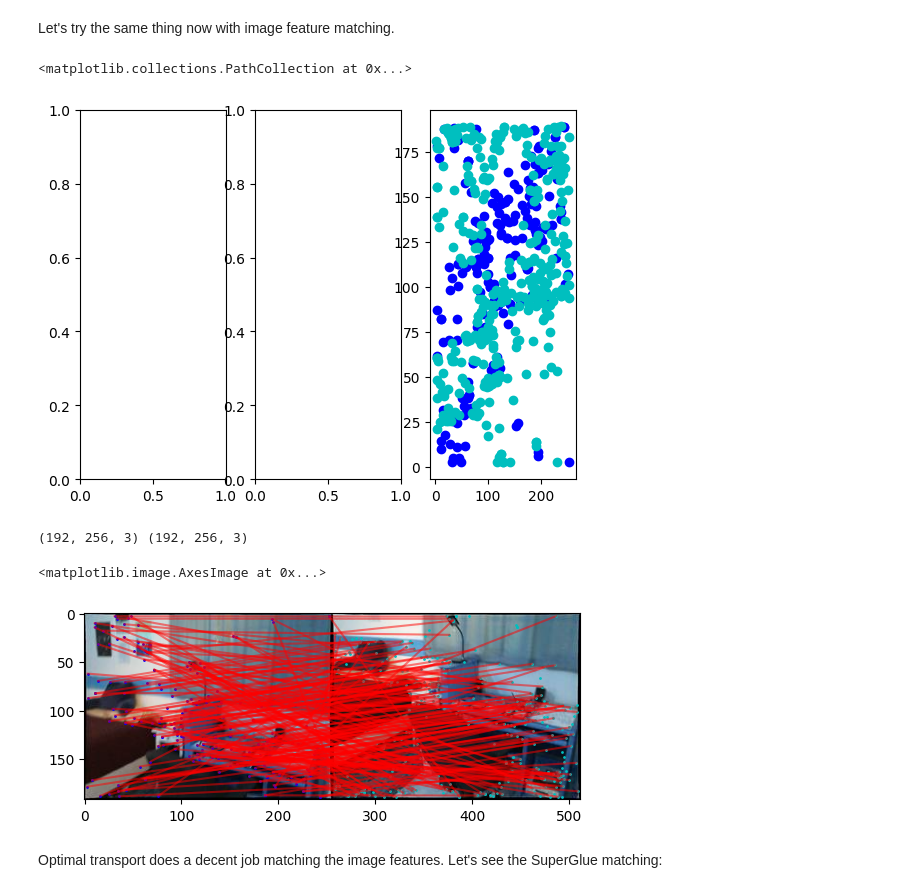
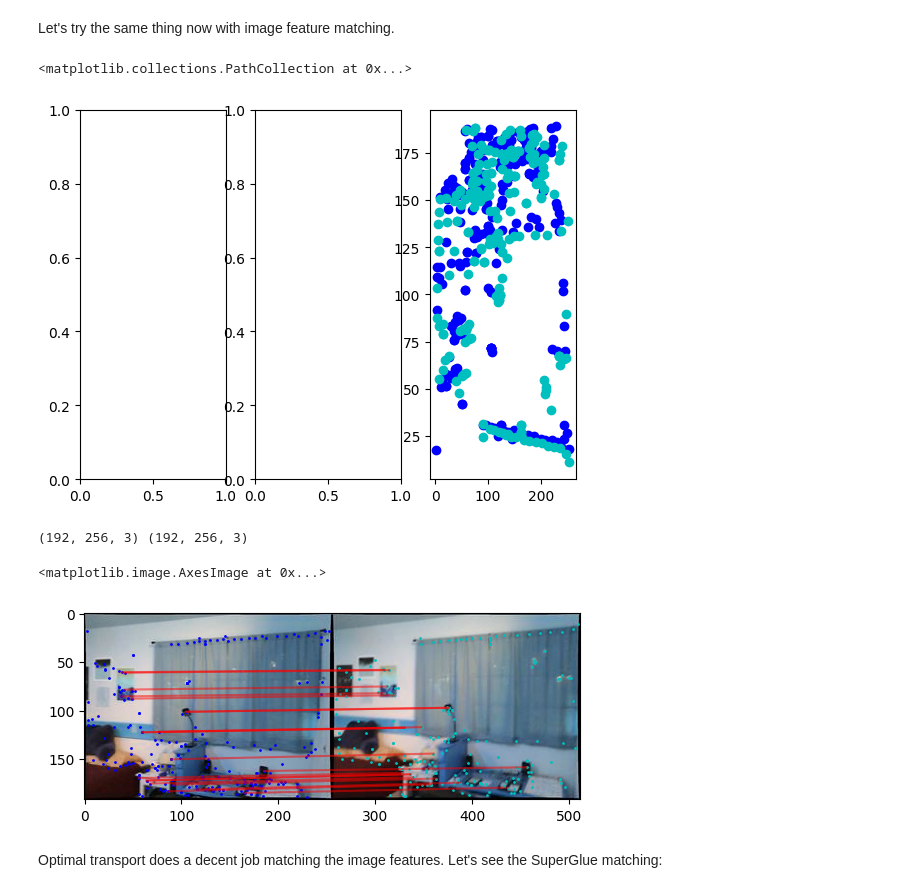
Before and after one commit to brandonwagstaff/lidar_feature_matching, a Jupyter notebook: optimal_transport/keypoint_matching_with_dustbins.ipynb, the cells around one changed output. Saved outputs shown, nothing was run; the diff lists cells and outputs as text; code cells hidden in the pictures.

Commit message:
Fix plotting

```diff
--- a/optimal_transport/keypoint_matching_with_dustbins.ipynb
+++ b/optimal_transport/keypoint_matching_with_dustbins.ipynb
@@ -167,7 +174,7 @@ See the SuperGlue paper for info on the dustbin implementation.
 
 ## Add dustbins
 
-unmatched_cost = 2.5
+unmatched_cost = 0.5
 
 # Add a column and row to M
 M_dustbin = np.vstack((M, unmatched_cost*np.ones((1, M.shape[1]))))
@@ -179,7 +186,7 @@ M_dustbin = np.hstack((M_dustbin, unmatched_cost*np.ones((M_dustbin.shape[0],1))
 r_dustbin = np.hstack((r,1))
 c_dustbin = np.hstack((c,1))
 
-P, d = compute_optimal_transport(M_dustbin, r_dustbin, c_dustbin, lam=30, epsilon=1e-5)
+P, d = compute_optimal_transport(M_dustbin, r_dustbin, c_dustbin, lam=200, epsilon=1e-5)
 
 unmatched_n = 0
 for i in range(0, P.shape[0]-1):
@@ -276,30 +283,21 @@ Let's compare this to the SuperGlue algorithm in PyTorch.
 import torch
 
 def arange_like(x, dim: int):
-    return x.new_ones(x.shape[dim]).cumsum(0) - 1  # traceable in 1.1
+    return x.new_ones(x.shape[dim]).cumsum(0) - 1
 
 # scores is P, in a batch.
 scores = torch.from_numpy(P).unsqueeze(0)
-print(scores)
 match_threshold = 0.0
 
-# Get the matches with score above "match_threshold".
-max0, max1 = scores[:, :-1, :-1].max(2), scores[:, :-1, :-1].max(1) # max0 are column max, and max1 are row max, and contain the values (max.values) and indices (max.indices)
-
-indices0, indices1 = max0.indices, max1.indices # indices0 and 1 are the locations (row and column) of the max score
-
+max0, max1 = scores[:, :-1, :-1].max(2), scores[:, :-1, :-1].max(1)
+indices0, indices1 = max0.indices, max1.indices
 mutual0 = arange_like(indices0, 1)[None] == indices1.gather(1, indices0)
 mutual1 = arange_like(indices1, 1)[None] == indices0.gather(1, indices1)
-
 zero = scores.new_tensor(0)
 mscores0 = torch.where(mutual0, max0.values, zero)
 mscores1 = torch.where(mutual1, mscores0.gather(1, indices1), zero)
-
-# valid0 and valid1 are booleans. Valid are where True, and the score exceeds the threshold
 valid0 = mutual0 & (mscores0 > match_threshold)
 valid1 = mutual1 & valid0.gather(1, indices1)
-
-# where valid, store the indices, otherwise replace invalid indices with -1
 indices0 = torch.where(valid0, indices0, indices0.new_tensor(-1))
 indices1 = torch.where(valid1, indices1, indices1.new_tensor(-1))
 
@@ -308,16 +306,19 @@ fig, ax = plt.subplots(ncols=1)
 ax.scatter(X1[:,0], X1[:,1], color='b')
 ax.scatter(X2[:,0], X2[:,1], color='c')
 
-for (j,i) in zip(indices0[0], indices1[0]):
-    if i != -1 and j != -1:
-      ax.plot([X1[i,0], X2[j,0]], [X1[i,1], X2[j,1]], color='r')
+for idx in range(0, indices0.shape[1]):
+  if indices0[0,idx] != -1:
 
-for count in range(0,n):
-  ax.annotate(count, (X1[count,0], X1[count,1]))
-for count in range(0,m):
-  ax.annotate(count, (X2[count,0], X2[count,1]))
+    p0 = X1[idx]
+    p1 = X2[indices0[0,idx]]
+    ax.plot([p0[0], p1[0]], [p0[1], p1[1]], color='r', alpha=0.5)
 
-ax.set_title('SuperGlue Matches')
+# for count in range(0,n):
+#   ax.annotate(count, (X1[count,0], X1[count,1]))
+# for count in range(0,m):
+#   ax.annotate(count, (X2[count,0], X2[count,1]))
+
+ax.set_title('SuperGlue Matches (blue to teal)')
 
 plt.show()
 # %% [output]
@@ -342,7 +331,7 @@ Let's try the same thing now with image feature matching.
 import cv2
 
 # Loading the image
-img1 = cv2.imread('img1.jpg')
+img1 = cv2.imread('frame-000456.color.jpg')
 
  # Converting image to grayscale
 gray1= cv2.cvtColor(img1,cv2.COLOR_BGR2GRAY)
@@ -352,7 +341,7 @@ sift = cv2.SIFT_create()
 kp1, des1 = sift.detectAndCompute(gray1, None)
 
 # Loading the image
-img2 = cv2.imread('img2.jpg')
+img2 = cv2.imread('frame-000462.color.jpg')
 
  # Converting image to grayscale
 gray2 = cv2.cvtColor(img2,cv2.COLOR_BGR2GRAY)
@@ -380,6 +369,7 @@ r = np.ones(n) / n
 c = np.ones(m) / m
 
 
+# M =des1.dot(des2.T)
 M = distance_matrix(des1, des2)
 M/=np.max(M)
 
@@ -407,7 +397,7 @@ ax.scatter(X2[:,0], X2[:,1], color='c')
 # plt.show()
 # %% [output]
 <matplotlib.collections.PathCollection at 0x...>
-[figure, old version]
+[figure, new version]
 # %%
 fig, ax = plt.subplots(ncols=1)
 ax.scatter(X1[:,0], X1[:,1], color='b',s=1)
@@ -419,7 +409,7 @@ match_idx_y = []
 
 count = 0
 good = []
-while count < 200:
+while count < 20:
     count += 1
     max_i_idx = np.argmax(np.max(P_copy,axis=1))
     max_j_idx = np.argmax(P_copy[max_i_idx])
@@ -430,34 +420,34 @@ while count < 200:
     P_copy[max_i_idx,:] = 0
     P_copy[:,max_j_idx] = 0
 
 for i, j in zip(match_idx_x, match_idx_y):
     ax.plot([X1[i,0], X2[j,0]+256], [X1[i,1], X2[j,1]], color='r', alpha=0.5)
 
 
 # ax.set_title('1:1 Matches')
 
 # plt.show()
 
 ax
 
 print(img1.shape, img2.shape)
 img_comb = np.hstack((img1, img2))
 plt.imshow(img_comb)
 
 # bf = cv2.BFMatcher()
 # matches = bf.knnMatch(des1,des2,k=2)
 # # Apply ratio test
 # good = []
 # for m,n in matches:
 #     if m.distance < 0.75*n.distance:
 #         good.append([m])
 
 # img3 = cv2.drawMatchesKnn(img1,kp1,img2,kp2,good,None,flags=cv2.DrawMatchesFlags_NOT_DRAW_SINGLE_POINTS)
 # plt.imshow(img3),plt.show()
 # %% [output]
 (192, 256, 3) (192, 256, 3)
 <matplotlib.image.AxesImage at 0x...>
-[figure, old version]
+[figure, new version]
 # %% [markdown]
 Optimal transport does a decent job matching the image features. Let's see the SuperGlue matching:
 # %%
```
Also changed, not shown: parts of 13 cells of this notebook.
